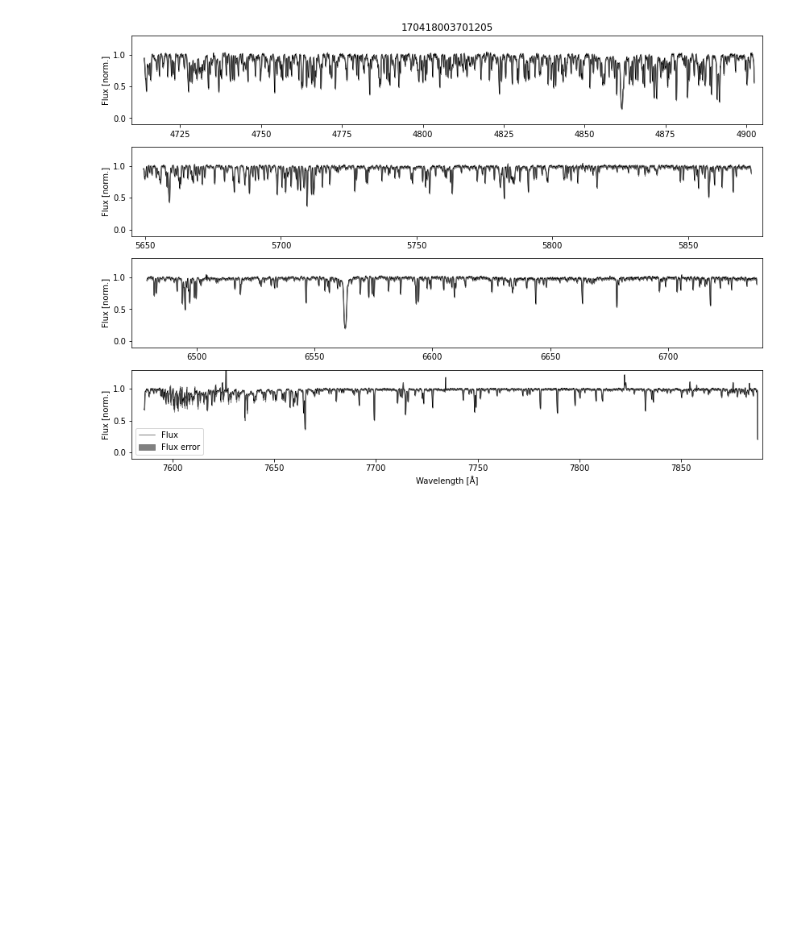
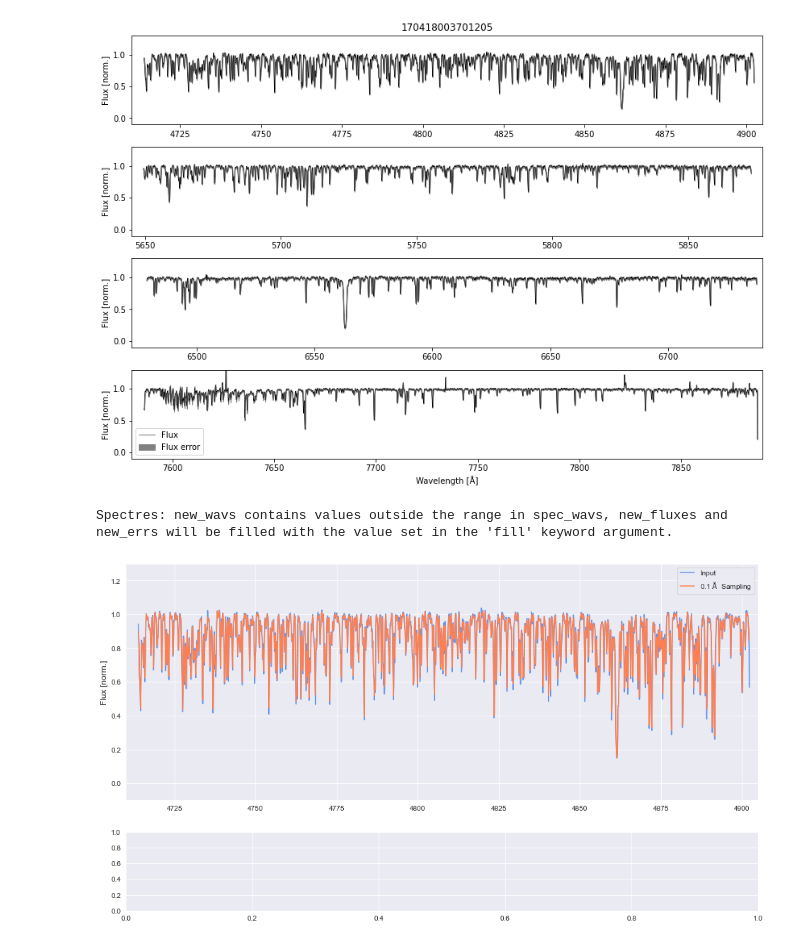
Before and after one commit to PravNJ/galah-file-read-test, a Jupyter notebook: gala-test-read-praveen.ipynb, the cells around one changed output. Drawn from its saved outputs; the diff is of its cells as text; code cells hidden in the pictures; blank space fills up the shorter version.

Commit message:
Testing spectres resampling

```diff
--- a/gala-test-read-praveen.ipynb
+++ b/gala-test-read-praveen.ipynb
@@ -184,0 +139,43 @@ f = plot_spectra(170418003701205, normalised=normalised)
+# %%
+GRID_SIZE = 0.1
+LOWER_LAMBDA = 4710
+UPPER_LAMBDA = 4905
+# %%
+# specify the grid of wavelengths onto which you wish to sample
+# testing CCD1 _1 (see Sven's functions above)
+
+regrid = np.arange(LOWER_LAMBDA, UPPER_LAMBDA, GRID_SIZE)
+# %%
+# call the spectres function to resample the input spectrum or spectra to the new wavelength grid
+
+spec_resample, spec_errs_resample = spectres(regrid,  spectrum['wave_norm_1'], spectrum['sob_norm_1'], spec_errs=spectrum['sob_norm_1'] - spectrum['uob_norm_1'])
+# %% [output]
+Spectres: new_wavs contains values outside the range in spec_wavs, new_fluxes and new_errs will be filled with the value set in the 'fill' keyword argument.
+# %%
+f, (ax1, ax2) = plt.subplots(2, figsize=(16,9))
+gs = gridspec.GridSpec(2, 1, height_ratios=[3,1])
+
+ax1 = plt.subplot(gs[0])
+ax2 = plt.subplot(gs[1])
+
+ax1.plot(spectrum['wave_norm_1'], spectrum['sob_norm_1'], color="cornflowerblue", lw=1.5, label="Input")
+ax1.plot(regrid, spec_resample, color="coral", lw=1.5, label=str(GRID_SIZE)+" $\mathrm{\AA}\ $ Sampling")
+
+
+#ax2.plot(spectrum[:,0], spectrum[:,2]*10**19, color="cornflowerblue", lw=1.5)
+#ax2.plot(regrid, spec_errs_resample*10**19, color="coral", lw=1.5)
+
+ax1.set_ylabel("Flux [norm.]", size=12)
+#ax2.set_ylabel("Flux Error", size=18)
+
+#ax2.set_xlabel("Wavelength ($\mathrm{\AA}$)", size=18)
+
+ax1.set_xlim(LOWER_LAMBDA, UPPER_LAMBDA)
+ax1.set_ylim(-0.1,1.3) # turn this into an input
+#ax2.set_xlim(6800, 9000)
+#ax2.set_ylim(0, 0.08)
+ax1.legend()
+
+plt.show()
+# %% [output]
+[figure, added]
```
Also changed, not shown: parts of 9 cells of this notebook, 1 other file.
